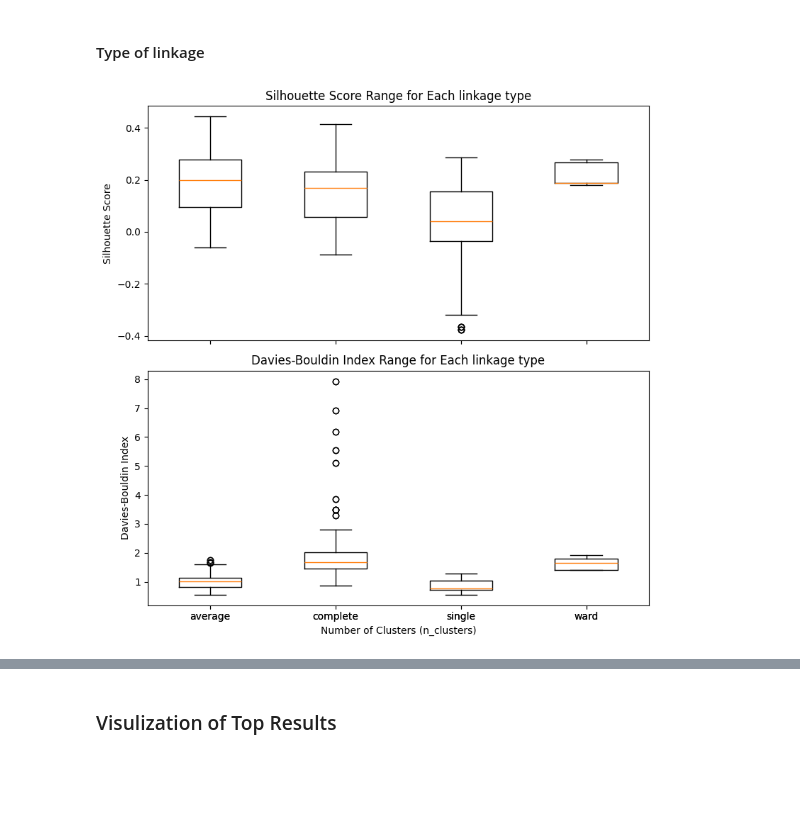
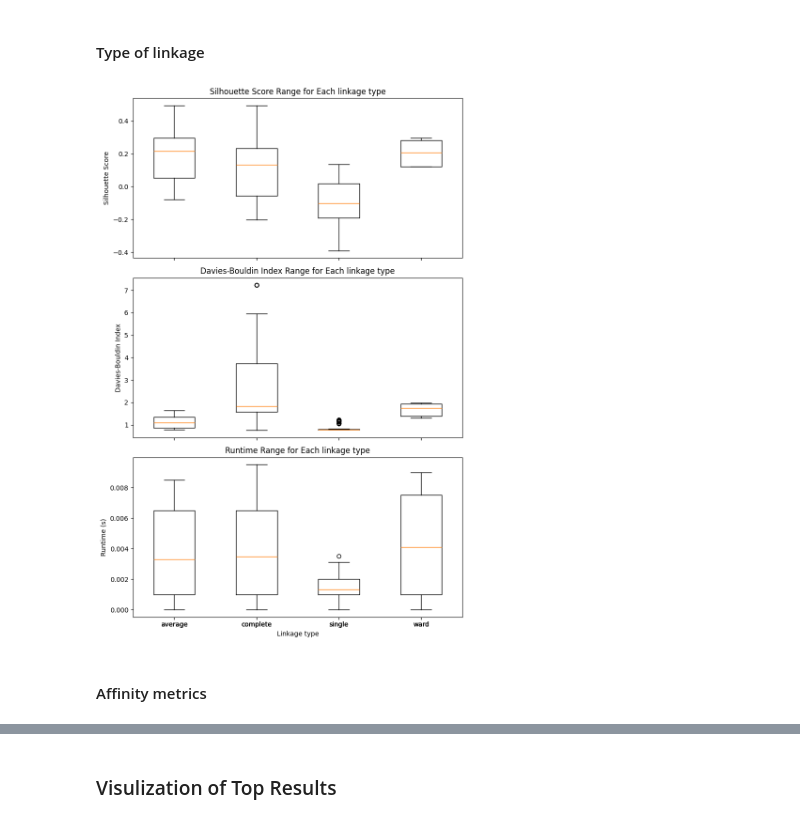
Before and after one commit to MinhNguyen2000/TME_6015, a Jupyter notebook: Assignment_3/TME6015_Assignment3.ipynb, the cells around one changed output, grey strips where cells are left out. Drawn from its saved outputs; the diff is of its cells as text; code cells hidden in the pictures; blank space fills up the shorter version.

```diff
--- a/Assignment_3/TME6015_Assignment3.ipynb
+++ b/Assignment_3/TME6015_Assignment3.ipynb
@@ -170,7 +181,7 @@ for n_clusters in param_grid['n_clusters']:
                 )
 
                 # Fit the model to the normalized data
-                kmeans.fit(feature_df_normalized)
+                kmeans.fit(feature_df_normalized_filtered)
 
                 # Record the end time
                 end_time = time.time()
@@ -179,8 +190,8 @@ for n_clusters in param_grid['n_clusters']:
                 elapsed_time = end_time - start_time
 
                 # Evaluate the model using silhouette and Davies-Bouldin score (measuring how well the clustering was done)
-                silhouette_avg = silhouette_score(feature_df_normalized, kmeans.labels_, metric = 'cosine')
-                davies_bouldin = davies_bouldin_score(feature_df_normalized, kmeans.labels_)
+                silhouette_avg = silhouette_score(feature_df_normalized_filtered, kmeans.labels_, metric = 'cosine')
+                davies_bouldin = davies_bouldin_score(feature_df_normalized_filtered, kmeans.labels_)
 
                 # Store the results
                 results_kmeans.append({
@@ -410,7 +460,7 @@ import pandas as pd
 import numpy as np
 
 # Parameter grid for Agglomerative Clustering
-knn_graph = kneighbors_graph(feature_df_normalized, n_neighbors=30, include_self=False)
+knn_graph = kneighbors_graph(feature_df_normalized_filtered, n_neighbors=30, include_self=False)
 
 param_grid = {
     'n_clusters': [2, 3, 4, 5, 6, 7, 8],            # Number of clusters
@@ -434,6 +484,9 @@ for n_clusters in param_grid['n_clusters']:
                         if linkage == 'ward' and metric != 'euclidean':
                             continue
 
+                        # Record the start time
+                        start_time = time.time()
+
                         # Initialize Agglomerative Clustering with current parameters
                         model = AgglomerativeClustering(
                             n_clusters=n_clusters,
@@ -444,11 +497,17 @@ for n_clusters in param_grid['n_clusters']:
                         )
 
                         # Fit the model and compute labels
-                        labels = model.fit_predict(feature_df_normalized)
+                        labels = model.fit_predict(feature_df_normalized_filtered)
+
+                        # Record the end time
+                        end_time = time.time()
+
+                        # Calculate elapsed time
+                        elapsed_time = end_time - start_time
 
                         # Evaluate clustering using silhouette score
-                        silhouette_avg = silhouette_score(feature_df_normalized, labels, metric=metric)
-                        davies_bouldin = davies_bouldin_score(feature_df_normalized, labels)
+                        silhouette_avg = silhouette_score(feature_df_normalized_filtered, labels, metric=metric)
+                        davies_bouldin = davies_bouldin_score(feature_df_normalized_filtered, labels)
 
 
                         # Store the results
@@ -461,6 +520,7 @@ for n_clusters in param_grid['n_clusters']:
                             'connectivity_type': 'KNN' if connectivity is not None else 'None',
                             'silhouette_score': silhouette_avg,
                             'davies_bouldin_score': davies_bouldin,
+                            'run_time': elapsed_time
                         })
                     except Exception as e:
                         print(f"Error for parameters: n_clusters={n_clusters}, metric={metric}, linkage={linkage}")
@@ -524,28 +593,39 @@ plt.show()
 # %%
 # Prepare data for silhouette scores: group by n_clusters
 silhouette_data_to_plot = [results_agglo_df[results_agglo_df['linkage'] == linkage]['silhouette_score'].values
                            for linkage in sorted(results_agglo_df['linkage'].unique())]
 
-# Prepare data for Davies-Bouldin scores: group by n_clusters
+# Prepare data for Davies-Bouldin scores
 db_data_to_plot = [results_agglo_df[results_agglo_df['linkage'] == linkage]['davies_bouldin_score'].values
                    for linkage in sorted(results_agglo_df['linkage'].unique())]
 
+# Prepare data for runtime performance
+runtime_data_to_plot = [results_agglo_df[results_agglo_df['linkage'] == linkage]['run_time'].values
+                   for linkage in sorted(results_agglo_df['linkage'].unique())]
+
 # Create the figure and subplots
-fig, axes = plt.subplots(2, 1, figsize=(8, 8), sharex=True)
+fig, axes = plt.subplots(3, 1, figsize=(8, 12), sharex=True)
 
 # Box plot for silhouette scores
-axes[0].boxplot(silhouette_data_to_plot, labels=sorted(results_agglo_df['linkage'].unique()), widths=0.5)
+axes[0].boxplot(silhouette_data_to_plot, tick_labels=sorted(results_agglo_df['linkage'].unique()), widths=0.5)
 axes[0].set_title("Silhouette Score Range for Each linkage type")
 axes[0].set_ylabel("Silhouette Score")
 
 # Box plot for Davies-Bouldin scores
-axes[1].boxplot(db_data_to_plot, labels=sorted(results_agglo_df['linkage'].unique()), widths=0.5)
+axes[1].boxplot(db_data_to_plot, tick_labels=sorted(results_agglo_df['linkage'].unique()), widths=0.5)
 axes[1].set_title("Davies-Bouldin Index Range for Each linkage type")
-axes[1].set_xlabel("Number of Clusters (n_clusters)")
 axes[1].set_ylabel("Davies-Bouldin Index")
+
+# Box plot for time performance
+axes[2].boxplot(runtime_data_to_plot, tick_labels=sorted(results_agglo_df['linkage'].unique()), widths=0.5)
+axes[2].set_title("Runtime Range for Each linkage type")
+axes[2].set_xlabel("Linkage type")
+axes[2].set_ylabel("Runtime (s)")
 
 # Adjust layout
 plt.tight_layout()
 plt.show()
 # %% [output]
-[figure, old version]
+[figure, new version]
+# %% [markdown]
+#### Affinity metrics
```
Also changed, not shown: parts of 14 cells of this notebook, 4 other files.
